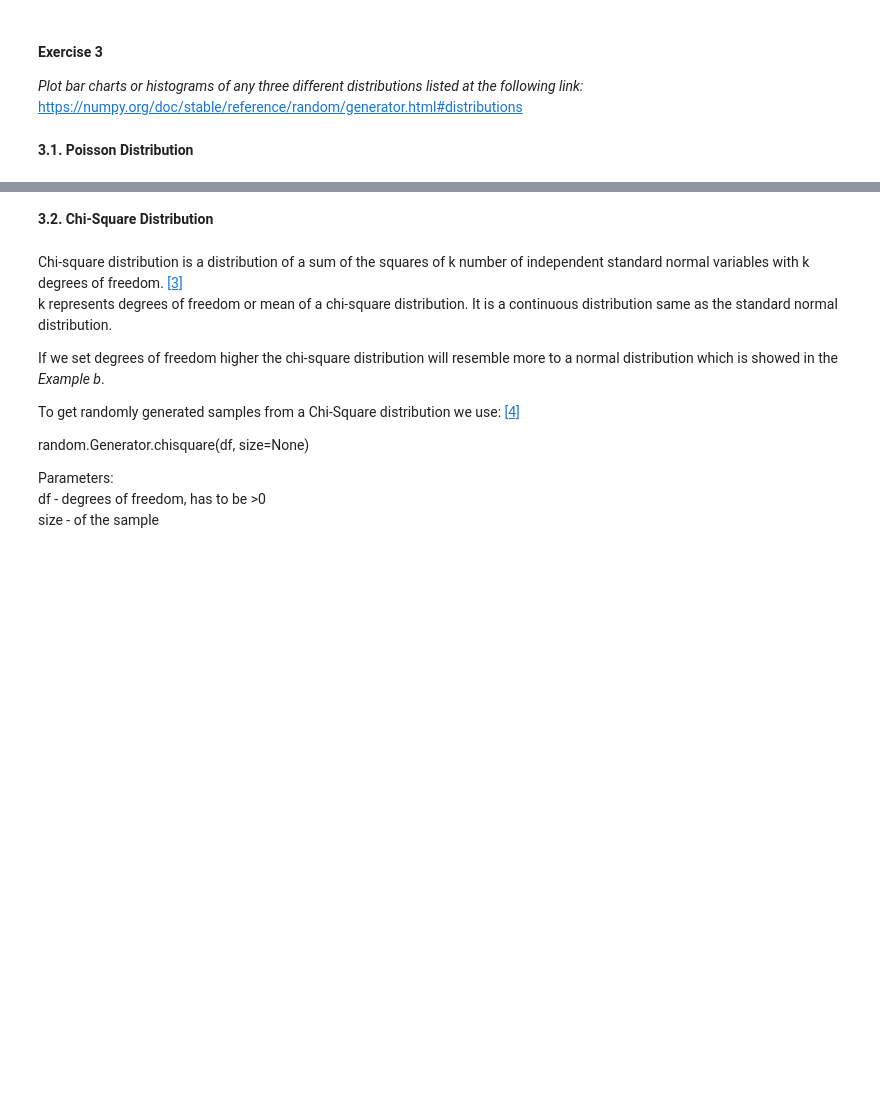
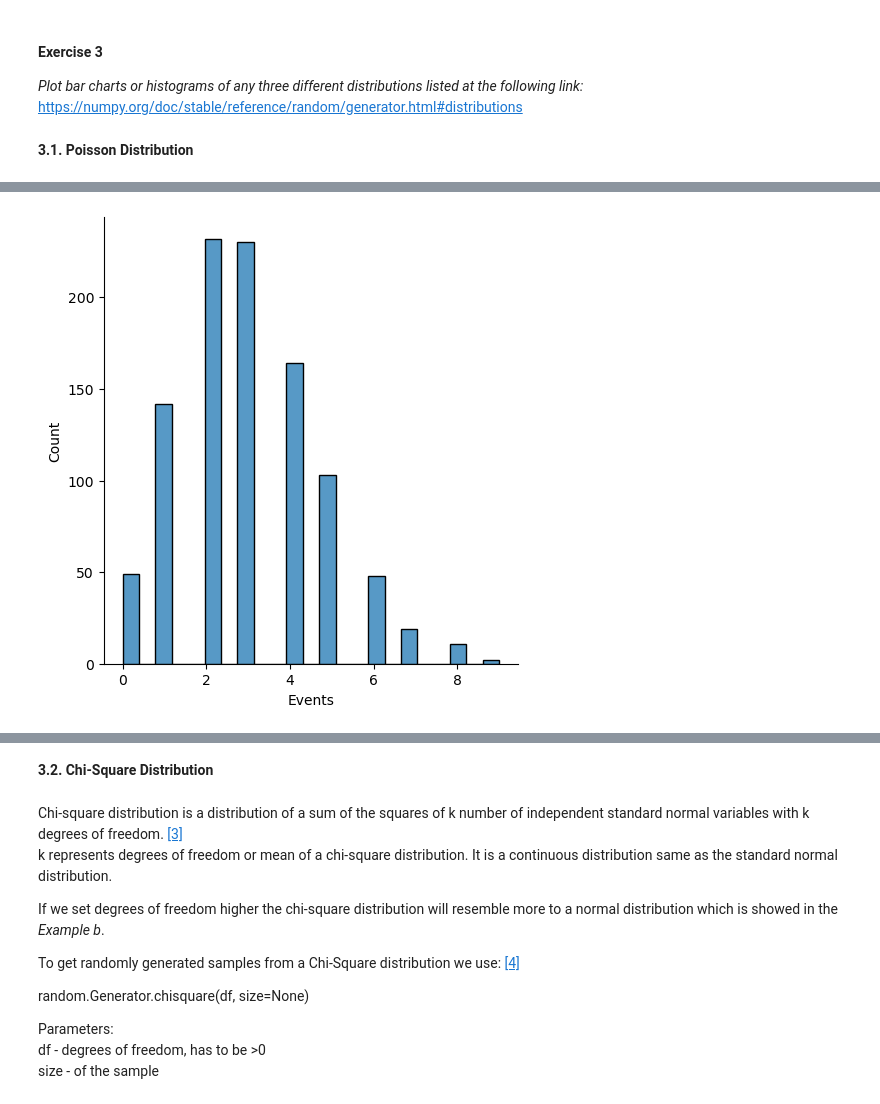
Before and after one commit to Tanja888/funddata-assessment, a Jupyter notebook: practicals/02-randomness-exercises.ipynb, the cells around one changed output, grey strips where cells are left out. Cells and saved outputs as stored; diff of their text form; code cells hidden in the pictures; blank space fills up the shorter version.

```diff
--- a/practicals/02-randomness-exercises.ipynb
+++ b/practicals/02-randomness-exercises.ipynb
@@ -449,0 +450,8 @@ plt.hist(s, color='#3b528b')
+# %%
+# We can also show it using scipy and rvs, we are setting mean and the size
+sample = poisson.rvs(mu=3, size=1000)
+events1 = sns.displot(sample, kde=False)
+events1.set(xlabel ="Events")
+plt.show()
+# %% [output]
+[figure, added]
```
Also changed, not shown: parts of 26 cells of this notebook.
